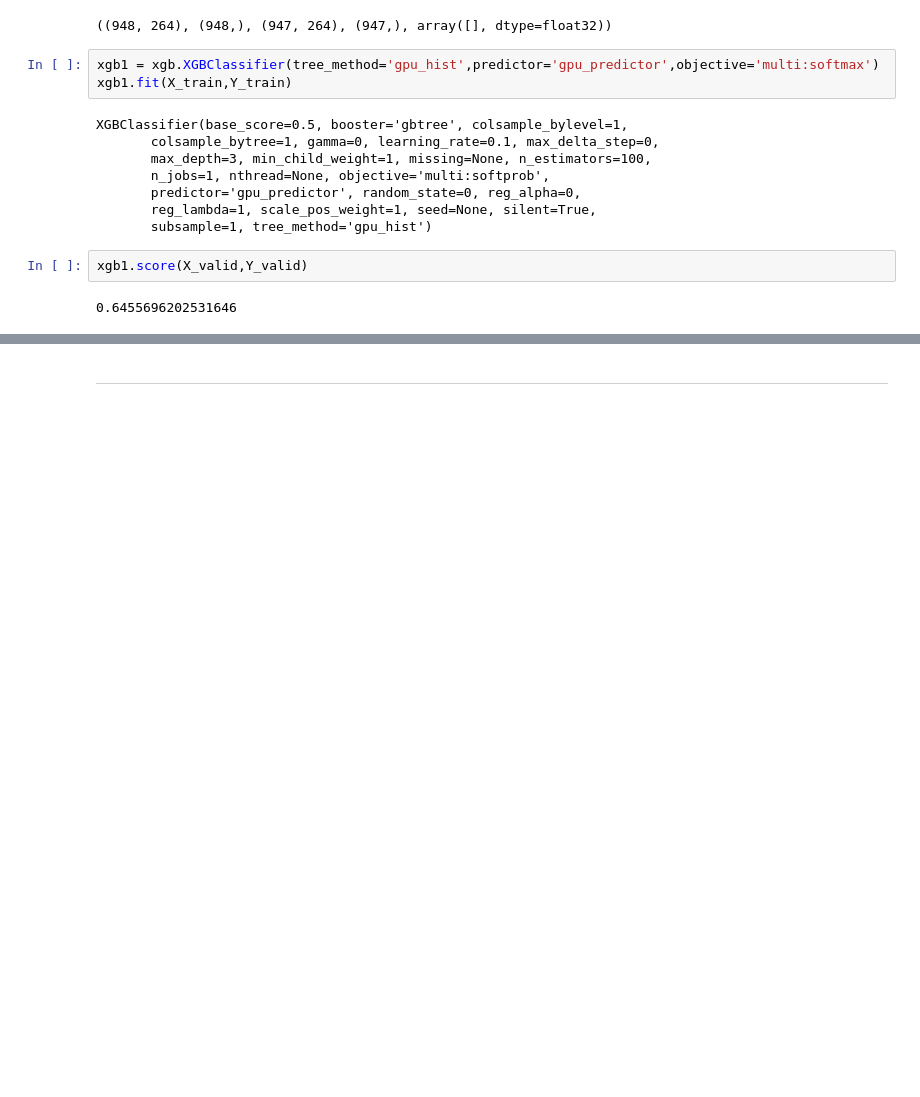
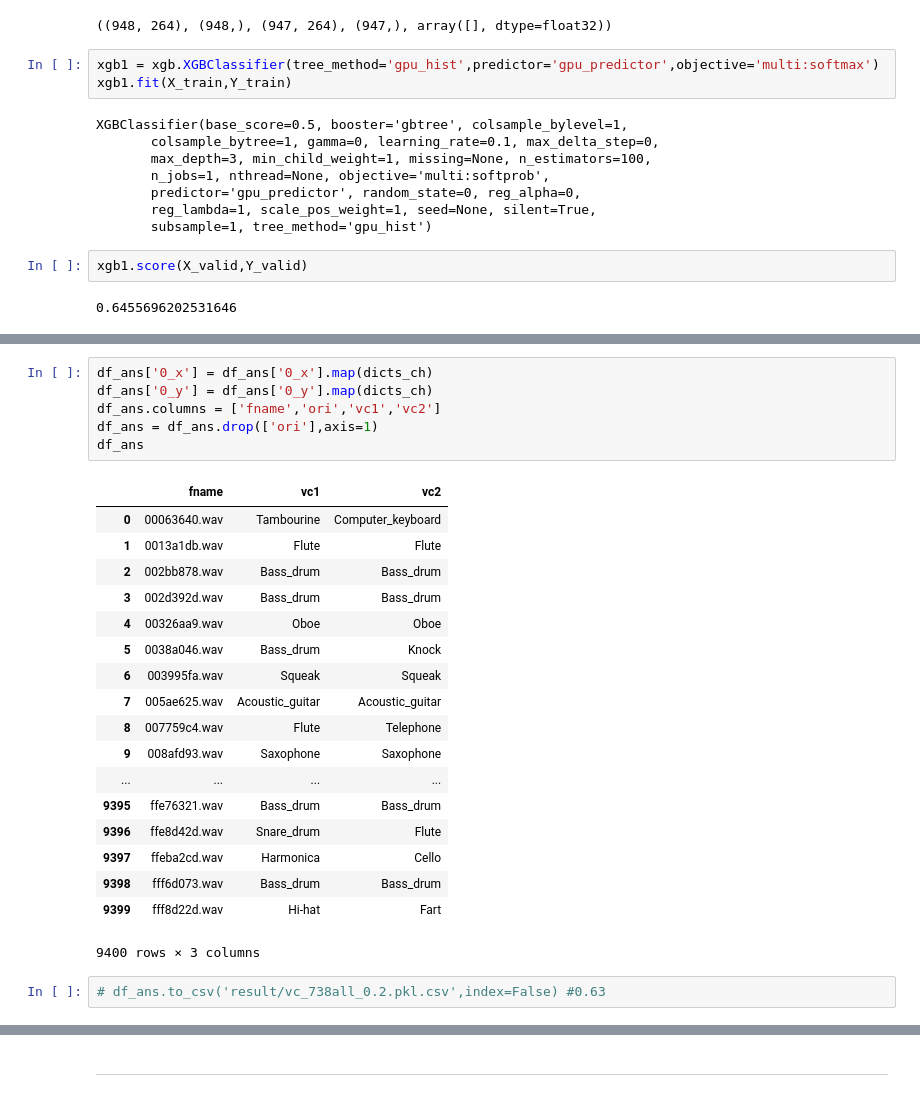
Before and after one commit to tychen5/Audio_Tagging_Challenge, a Jupyter notebook: leo/stacking.ipynb, the cells around one changed output, grey strips where cells are left out. Drawn from its saved outputs; the diff is of its cells as text; blank space fills up the shorter version.

```diff
--- a/leo/stacking.ipynb
+++ b/leo/stacking.ipynb
@@ -413,0 +1194,27 @@ xgb1.score(X_valid,Y_valid)
+# %%
+df_ans['0_x'] = df_ans['0_x'].map(dicts_ch)
+df_ans['0_y'] = df_ans['0_y'].map(dicts_ch)
+df_ans.columns = ['fname','ori','vc1','vc2']
+df_ans = df_ans.drop(['ori'],axis=1)
+df_ans
+# %% [output]
+|  | fname | vc1 | vc2 |
+| 0 | 00063640.wav | Tambourine | Computer_keyboard |
+| 1 | 0013a1db.wav | Flute | Flute |
+| 2 | 002bb878.wav | Bass_drum | Bass_drum |
+| 3 | 002d392d.wav | Bass_drum | Bass_drum |
+| 4 | 00326aa9.wav | Oboe | Oboe |
+| 5 | 0038a046.wav | Bass_drum | Knock |
+| 6 | 003995fa.wav | Squeak | Squeak |
+| 7 | 005ae625.wav | Acoustic_guitar | Acoustic_guitar |
+| 8 | 007759c4.wav | Flute | Telephone |
+| 9 | 008afd93.wav | Saxophone | Saxophone |
+| ... | ... | ... | ... |
+| 9395 | ffe76321.wav | Bass_drum | Bass_drum |
+| 9396 | ffe8d42d.wav | Snare_drum | Flute |
+| 9397 | ffeba2cd.wav | Harmonica | Cello |
+| 9398 | fff6d073.wav | Bass_drum | Bass_drum |
+| 9399 | fff8d22d.wav | Hi-hat | Fart |
+9400 rows × 3 columns
+# %%
+# df_ans.to_csv('result/vc_738all_0.2.pkl.csv',index=False) #0.63
```
Also changed, not shown: parts of 38 cells of this notebook, 6 other files.
